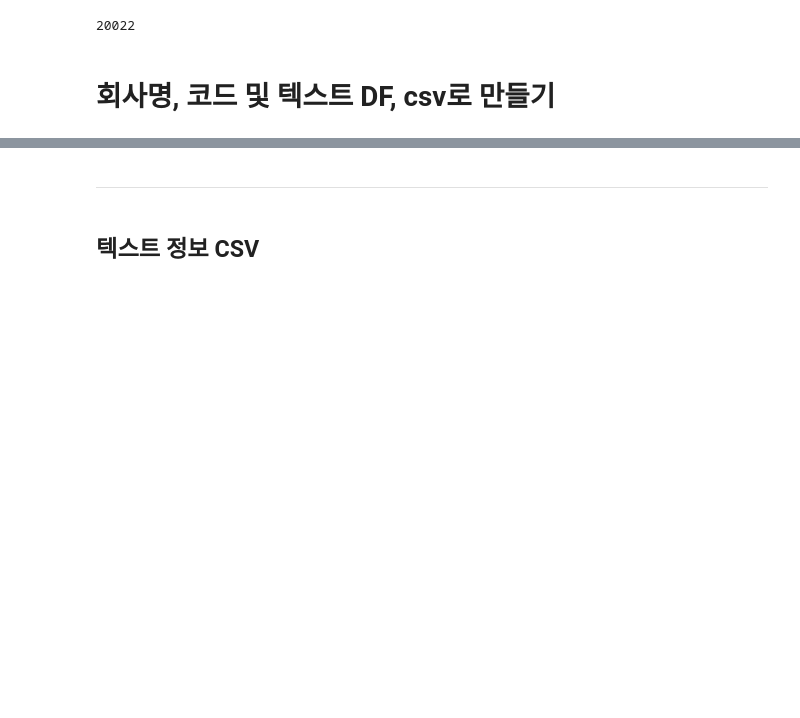
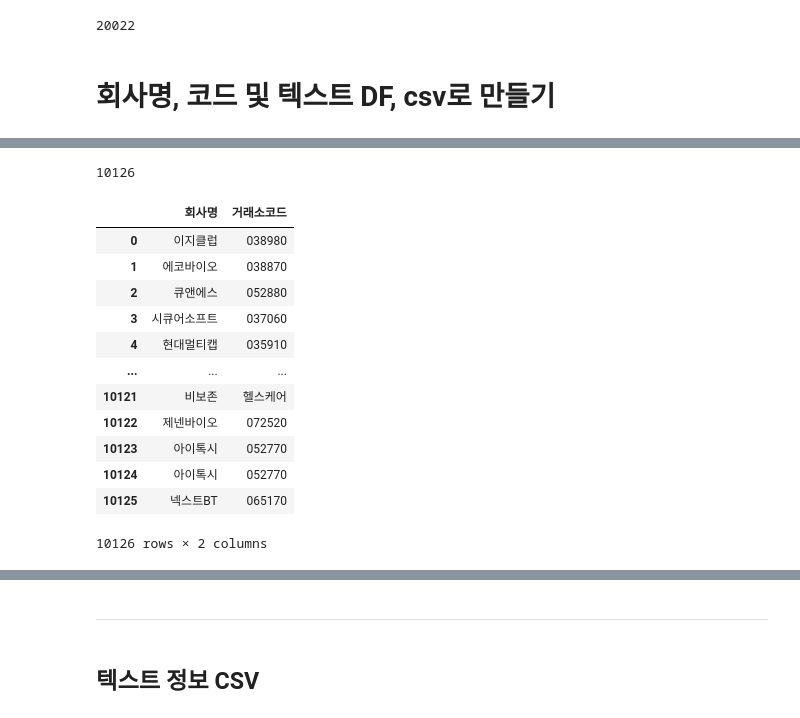
Before and after one commit to JxxHxxx/Ubion-CorporateBankruptcyAnalysis, a Jupyter notebook: Code/HJ/Selenium/crawling_주식관련사채.ipynb, the cells around one changed output, grey strips where cells are left out. Drawn from its saved outputs; the diff is of its cells as text; code cells hidden in the pictures; blank space fills up the shorter version.

```diff
--- a/Code/HJ/Selenium/crawling_주식관련사채.ipynb
+++ b/Code/HJ/Selenium/crawling_주식관련사채.ipynb
@@ -973,0 +989,24 @@ for i in range(len(cpy_info)):
+# %%
+len(cpycode)
+# %% [output]
+10126
+# %%
+import pandas as pd
+cpyname_cpycode_df = pd.DataFrame({'회사명': cpyname,
+                                    '거래소코드' : cpycode})
+# %%
+cpyname_cpycode_df
+# %% [output]
+|  | 회사명 | 거래소코드 |
+| 0 | 이지클럽 | 038980 |
+| 1 | 에코바이오 | 038870 |
+| 2 | 큐앤에스 | 052880 |
+| 3 | 시큐어소프트 | 037060 |
+| 4 | 현대멀티캡 | 035910 |
+| ... | ... | ... |
+| 10121 | 비보존 | 헬스케어 |
+| 10122 | 제넨바이오 | 072520 |
+| 10123 | 아이톡시 | 052770 |
+| 10124 | 아이톡시 | 052770 |
+| 10125 | 넥스트BT | 065170 |
+10126 rows × 2 columns
```
Also changed, not shown: parts of 7 cells of this notebook.
